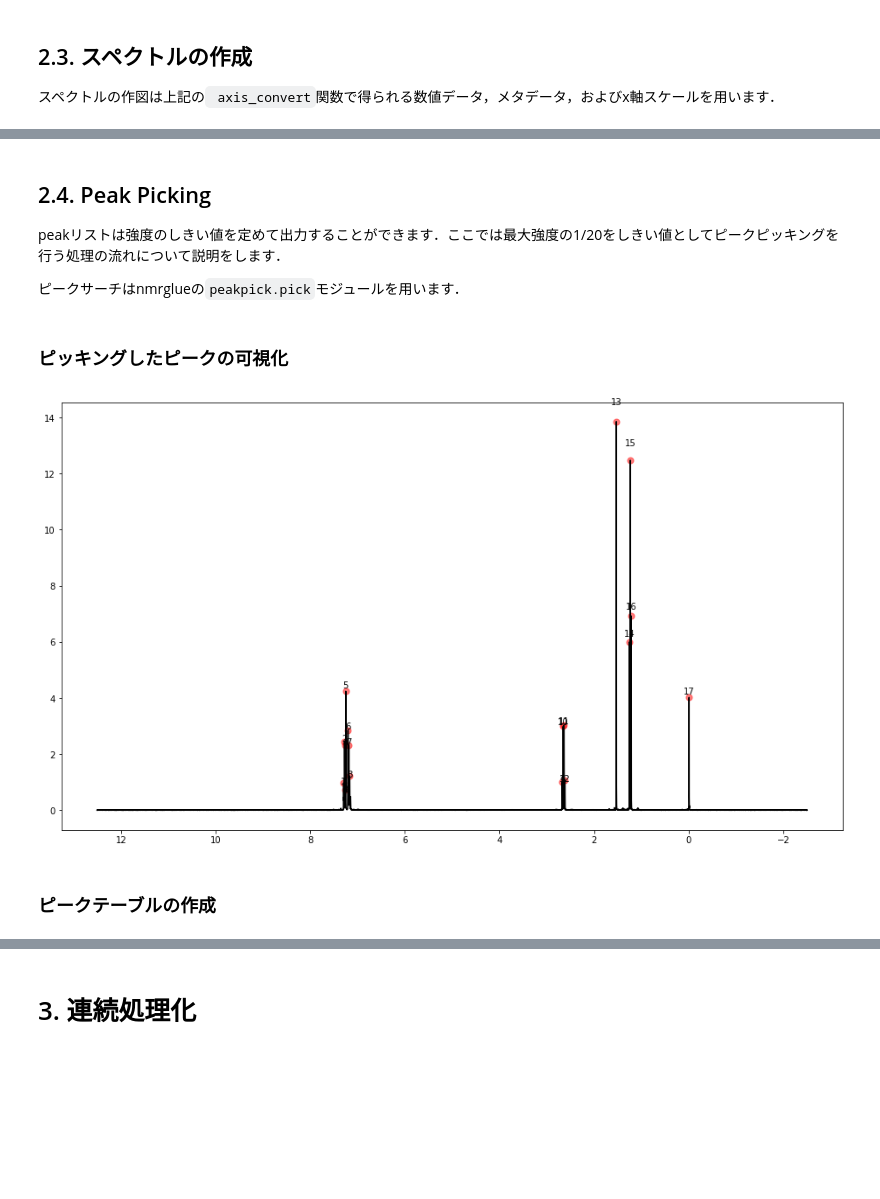
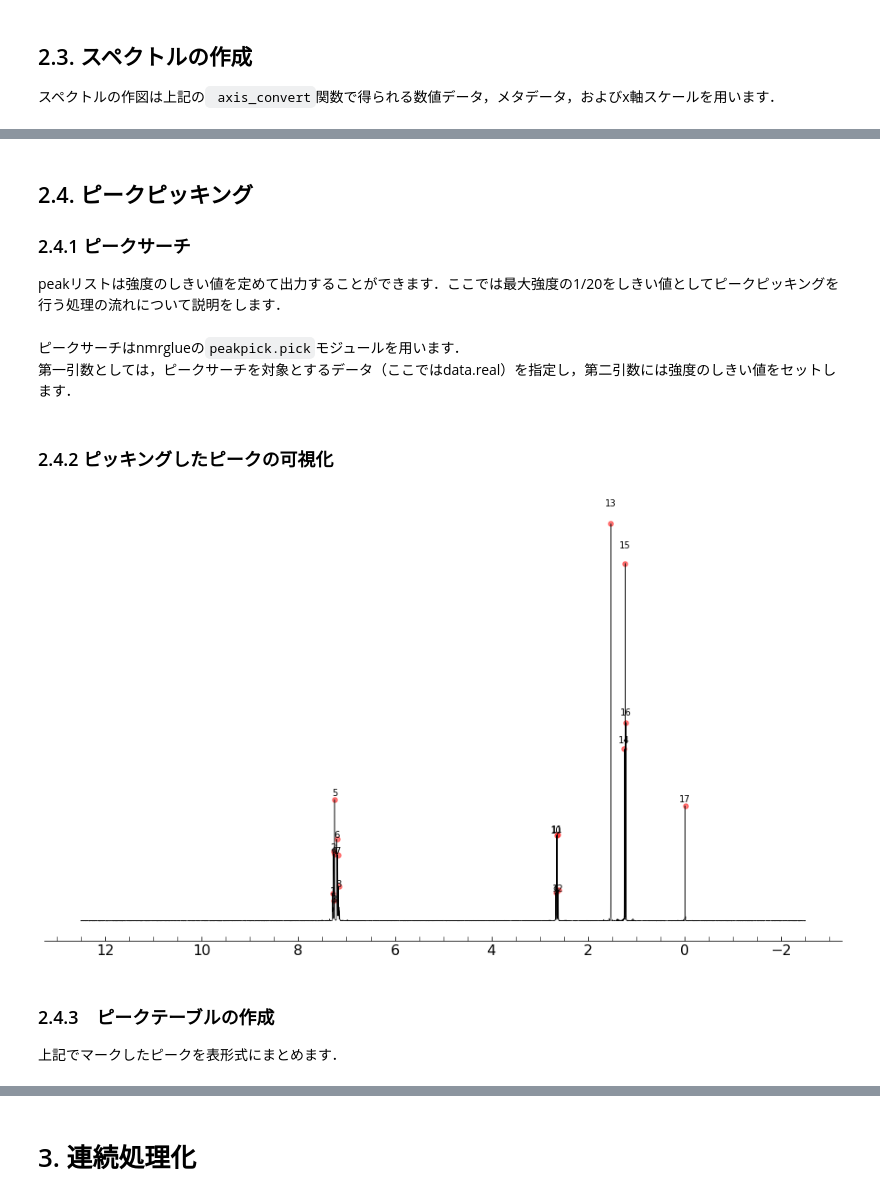
Before and after one commit to ARIM-Training/Training_Program_5, a Jupyter notebook: Training_5.ipynb, the cells around one changed output, grey strips where cells are left out. Saved outputs shown, nothing was run; the diff lists cells and outputs as text; code cells hidden in the pictures; blank space fills up the shorter version.

```diff
--- a/Training_5.ipynb
+++ b/Training_5.ipynb
@@ -221,5 +239,4 @@ make_spectrum(data, meta_data, x_scale, output_file_name)
 # %% [markdown]
-## 2.4. Peak Picking
+## 2.4. ピークピッキング
+### 2.4.1 ピークサーチ
 peakリストは強度のしきい値を定めて出力することができます．ここでは最大強度の1/20をしきい値としてピークピッキングを行う処理の流れについて説明をします．
-
-ピークサーチはnmrglueの``peakpick.pick``モジュールを用います．
@@ -226 +246,4 @@ peakリストは強度のしきい値を定めて出力することができま
+# %% [markdown]
+ピークサーチはnmrglueの``peakpick.pick``モジュールを用います．
+第一引数としては，ピークサーチを対象とするデータ（ここではdata.real）を指定し，第二引数には強度のしきい値をセットします．
 # %%
@@ -231,36 +250,53 @@ threshold = max(data.real)*0.05
 peaks = ng.peakpick.pick(data.real, pthres=threshold, algorithm="downward")
 # %% [markdown]
-### ピッキングしたピークの可視化
+### 2.4.2 ピッキングしたピークの可視化
 # %%
-#軸スケールの設定
+#　スペクトル図
+hfont = {'fontname': 'Arial'}
+fig, ax = plt.subplots(1,1, figsize=(16,9))
+
+ax.plot(x_scale,data.real,
+        color ='black',
+        linewidth = 0.5
+        )
+
+ax.invert_xaxis()
+
+#　軸の設定
+ax.minorticks_on()
+ax.tick_params(direction = "in",
+                   which = "both",
+                   length = 5,
+                   labelsize=16)
+
+ax.spines['right'].set_visible(False)
+ax.spines['top'].set_visible(False)
+ax.spines['left'].set_visible(False)
+
+ax.axes.yaxis.set_visible(False)
+
+# マーカーの付与
+height_list = []
+ppm_list = []
+
 udic = ng.jcampdx.guess_udic(meta_data, data)
 udic[0]['car'] = float(meta_data["$XOFFSET"][0])*float(meta_data["$XFREQ"][0])
 uc = ng.fileiobase.uc_from_udic(udic)
 
-height_list = []
-ppm_list = []
-
-#　図の設定
-hfont = {'fontname': 'Arial'}
-fig, ax = plt.subplots(1,1, figsize=(16,9))
-
-ax.plot(x_scale,data.real, 'k-')
-ax.invert_xaxis()
-
-# マーカーの付与
 for n, peak in enumerate(peaks):
     height = data.real[int(peak["X_AXIS"])]
     ppm = uc.ppm(peak["X_AXIS"])
 
-    ax.scatter(ppm, height, marker="o", color="r", s=50, alpha=0.5)
+    ax.scatter(ppm, height, marker="o", color="r", s=30, alpha=0.5)
     ax.text(ppm, height*1.05, n + 1, ha="center", va="center")
 
     height_list.append(height)
     ppm_list.append(ppm)
 # %% [output]
-[figure, old version]
+[figure, new version]
 # %% [markdown]
-### ピークテーブルの作成
+### 2.4.3　ピークテーブルの作成
+上記でマークしたピークを表形式にまとめます．
 # %%
 peak_list = pd.DataFrame(list(zip(ppm_list,height_list)), columns = ['ppm','height'])
 peak_list.index = peak_list.index + 1
```
Also changed, not shown: parts of 7 cells of this notebook, 2 other files.
